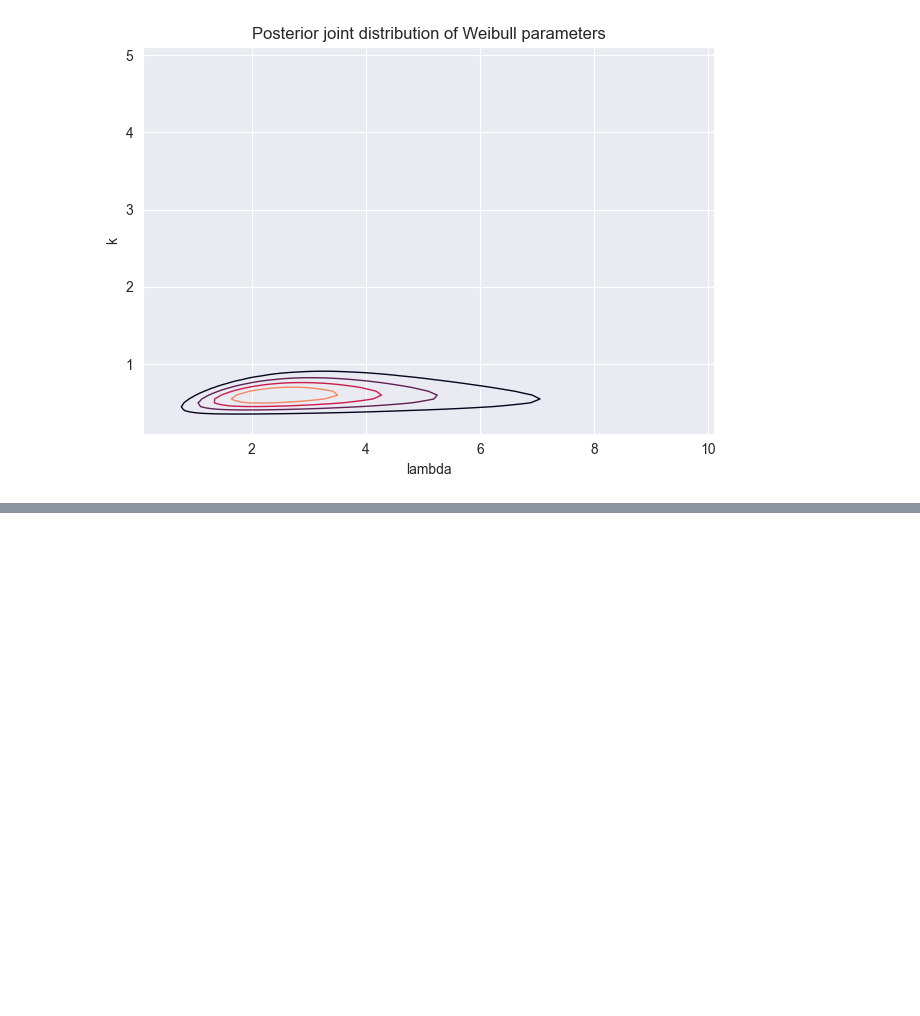
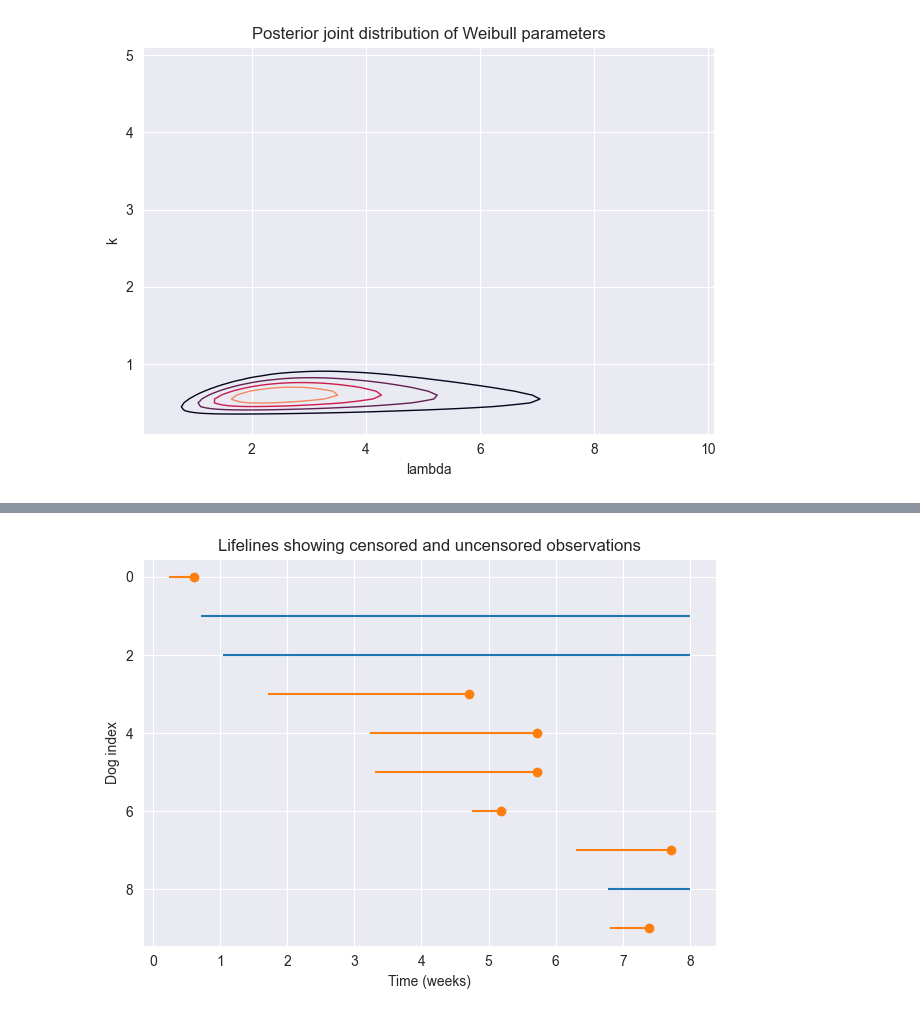
Before and after one commit to Xupeiyi/think-bayes, a Jupyter notebook: chapter14.ipynb, the cells around one changed output, grey strips where cells are left out. Cells and saved outputs as stored; diff of their text form; code cells hidden in the pictures; blank space fills up the shorter version.

```diff
--- a/chapter14.ipynb
+++ b/chapter14.ipynb
@@ -74,0 +118,6 @@ decorate(title='Posterior joint distribution of Weibull parameters')
+# %%
+start = np.random.uniform(0, 8, size=10)
+duration = actual_dist.rvs(10)
+
+obs = pd.DataFrame({'start': start, 'end': start + duration}).sort_values('start', ignore_index=True)
+obs
@@ -74,0 +136,6 @@ decorate(title='Posterior joint distribution of Weibull parameters')
+# %%
+censored = obs['end'] > 8
+obs.loc[censored, 'end'] = 8
+obs.loc[censored, 'status'] = 0
+obs['T'] = obs['end'] - obs['start']
+obs
@@ -74,0 +154,30 @@ decorate(title='Posterior joint distribution of Weibull parameters')
+# %%
+def plot_lifelines(obs):
+    """Plot a line for each observation.
+
+    obs: DataFrame
+    """
+    for y, row in obs.iterrows():
+        start = row['start']
+        end = row['end']
+        status = row['status']
+
+        if status == 0:
+            # ongoing
+            plt.hlines(y, start, end, color='C0')
+        else:
+            # complete
+            plt.hlines(y, start, end, color='C1')
+            plt.plot(end, y, marker='o', color='C1')
+
+    decorate(
+        xlabel='Time (weeks)',
+        ylabel='Dog index',
+        title='Lifelines showing censored and uncensored observations'
+    )
+
+    plt.gca().invert_yaxis()
+
+plot_lifelines(obs)
+# %% [output]
+[figure, added]
```
Also changed, not shown: parts of 10 cells of this notebook.
